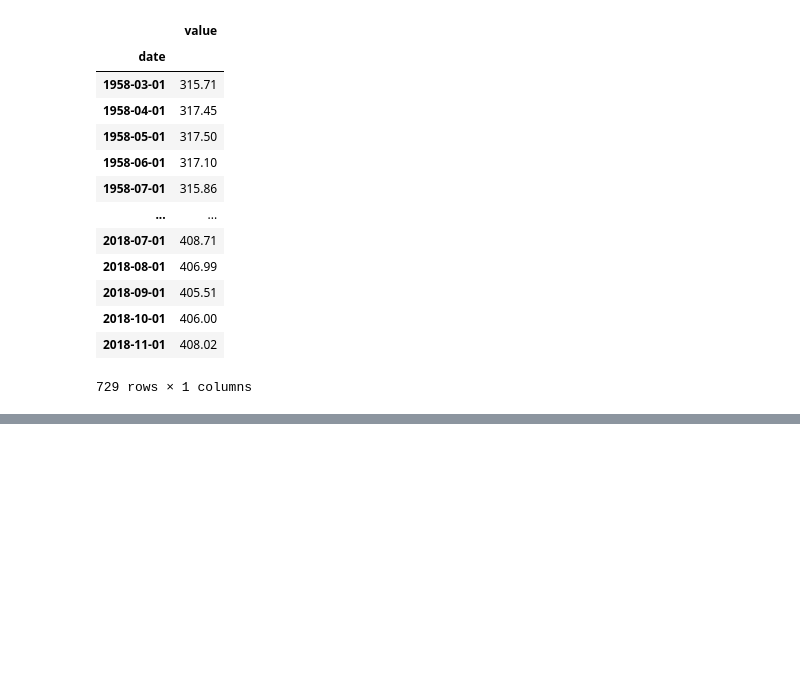
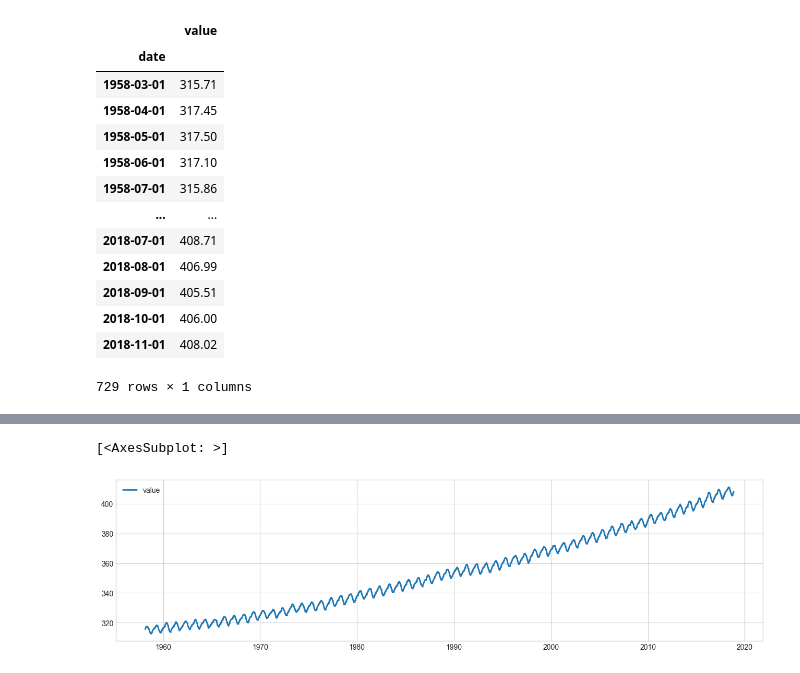
Before and after one commit to Leywa-git/Start_UP_IT_PDS2, a Jupyter notebook: Lesson_46/dz_46.ipynb, the cells around one changed output, grey strips where cells are left out. Cells and saved outputs as stored; diff of their text form; code cells hidden in the pictures; blank space fills up the shorter version.

```diff
--- a/Lesson_46/dz_46.ipynb
+++ b/Lesson_46/dz_46.ipynb
@@ -9,5 +13,6 @@ from pandas.plotting import scatter_matrix
 # %%
 dataframe = pd.read_csv("cardox.csv", index_col="date")
+dataframe.index = pd.to_datetime(dataframe.index)
 dataframe
 # %% [output]
 |  | value |
@@ -32,0 +44,5 @@ TypeError: Index of the input time series must be a pandas DatetimeIndex object.
+# %%
+plot(dataframe, ts_linewidth=2)
+# %% [output]
+[<AxesSubplot: >]
+[figure, added]
```
Also changed, not shown: parts of 20 cells of this notebook.
